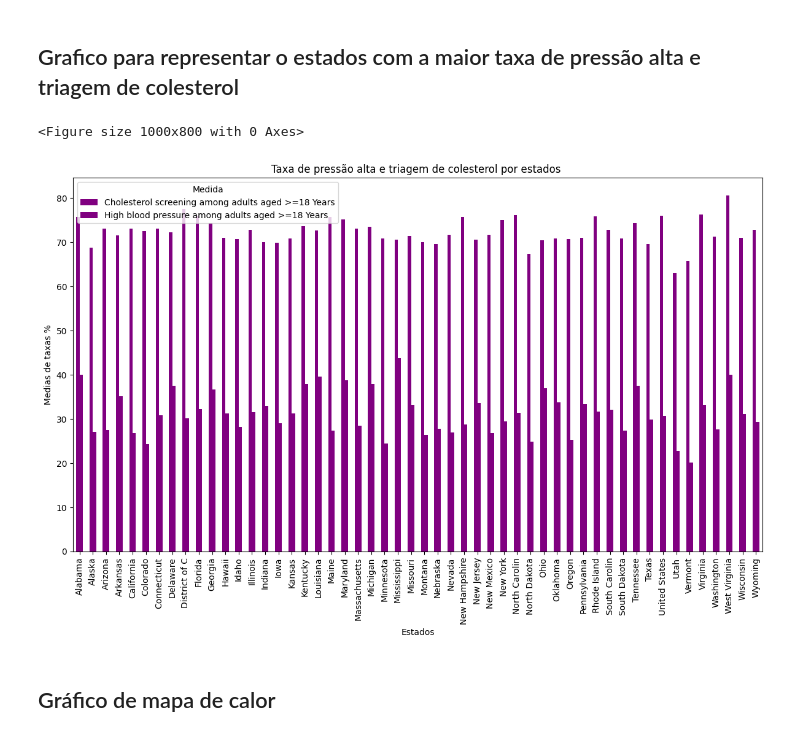
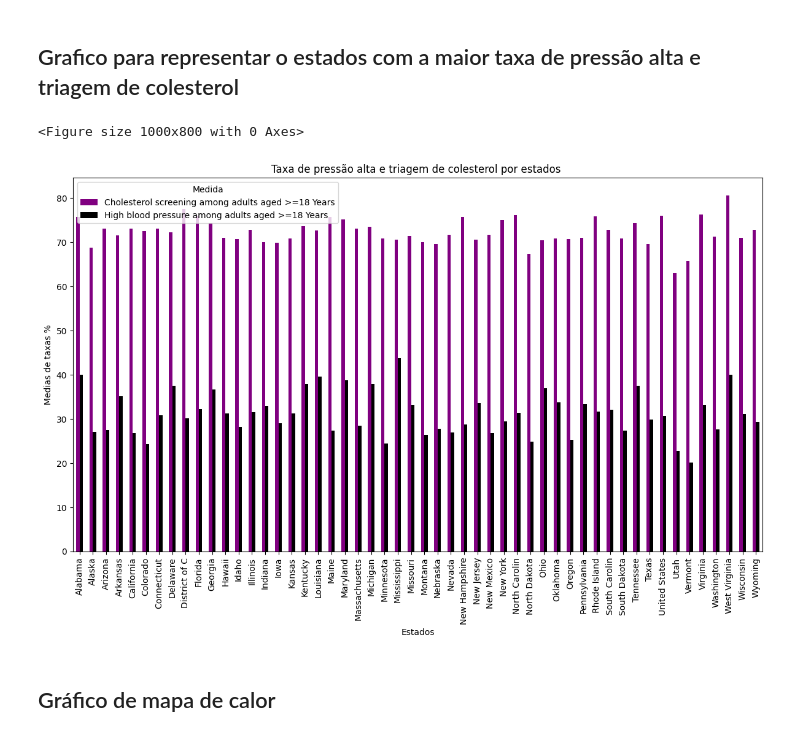
Before and after one commit to Lyanan85/In-GameSeries, a Jupyter notebook: projeot1.ipynb, the cells around one changed output. Cells and saved outputs as stored; diff of their text form; code cells hidden in the pictures.

```diff
--- a/projeot1.ipynb
+++ b/projeot1.ipynb
@@ -503,17 +503,17 @@ Estados que aparecem no top 5 em ambas as categorias:
 ## Grafico para representar o estados com a maior taxa de pressão alta e triagem de colesterol
 # %%
 plt.figure(figsize=(10,8))
-GraficoPorEstado=FiltroEstados.plot(kind='bar', color="purple",figsize=(12,8))
+GraficoPorEstado=FiltroEstados.plot(kind='bar', color=["Purple", "Black"],figsize=(12,8))
 plt.title("Taxa de pressão alta e triagem de colesterol por estados ")
 plt.xlabel("Estados")
 plt.ylabel("Medias de taxas %")
 plt.xticks(rotation=90)
 plt.legend(title="Medida")
 plt.tight_layout()
 plt.show()
 # %% [output]
 <Figure size 1000x800 with 0 Axes>
-[figure, old version]
+[figure, new version]
 # %% [markdown]
 ## Gráfico de mapa de calor
 # %% [markdown]
```
Also changed, not shown: parts of 1 cell of this notebook.
